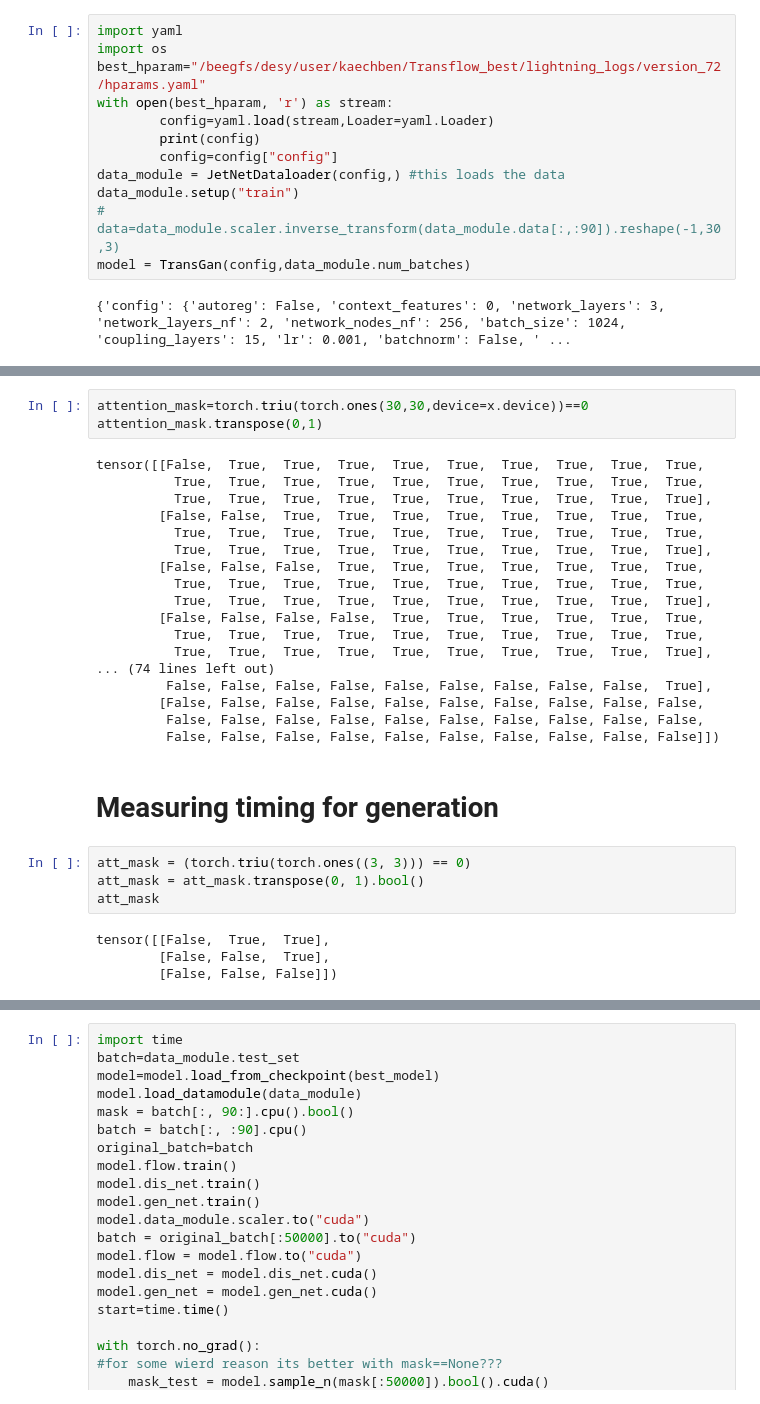
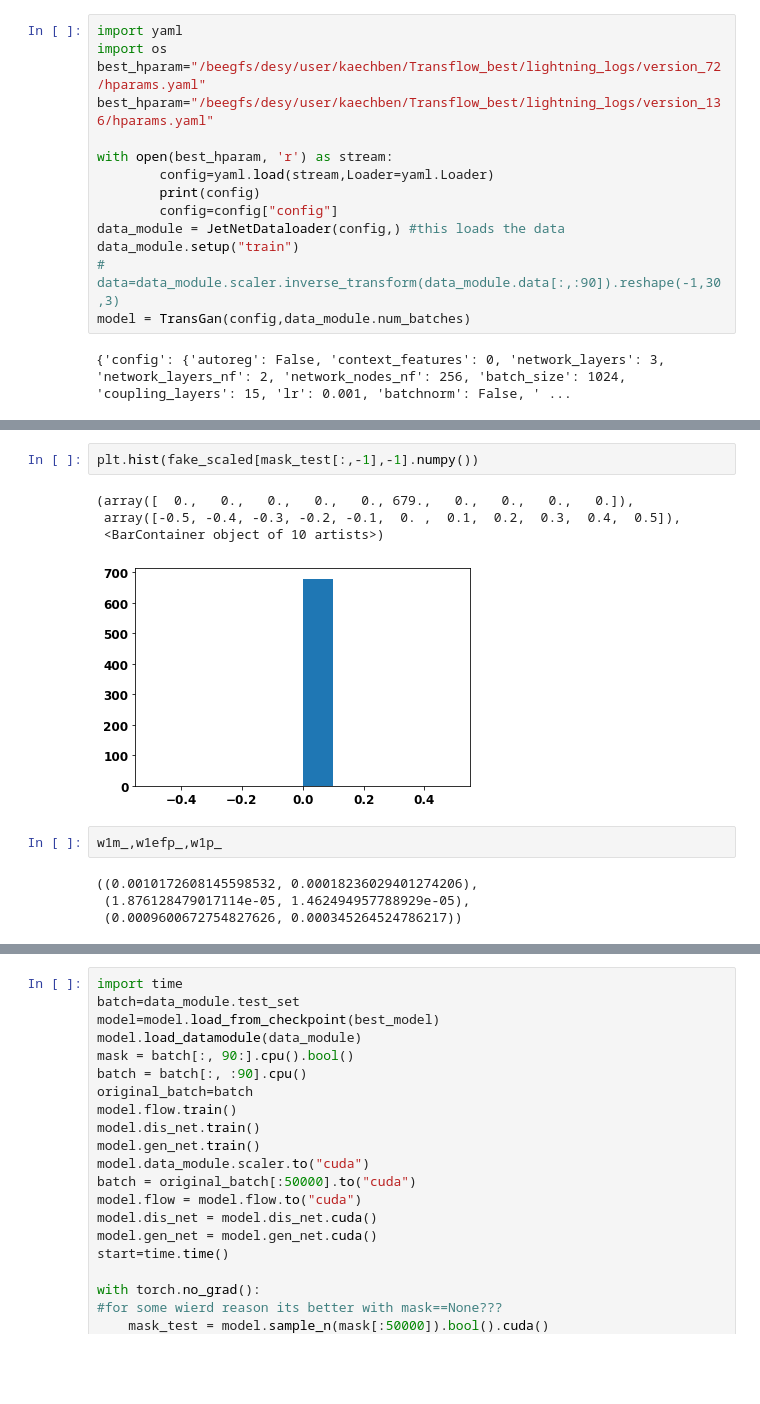
Before and after one commit to kaechb/LitJetNet, a Jupyter notebook: LitNF/plots-trafo-Neurips.ipynb, the cells around one changed output, grey strips where cells are left out. Drawn from its saved outputs; the diff is of its cells as text; blank space fills up the shorter version.

```diff
--- a/LitNF/plots-trafo-Neurips.ipynb
+++ b/LitNF/plots-trafo-Neurips.ipynb
@@ -478,6 +499,8 @@ good boy
 import yaml
 import os
 best_hparam="/beegfs/desy/user/kaechben/Transflow_best/lightning_logs/version_72/hparams.yaml"
+best_hparam="/beegfs/desy/user/kaechben/Transflow_best/lightning_logs/version_136/hparams.yaml"
+
 with open(best_hparam, 'r') as stream:
         config=yaml.load(stream,Loader=yaml.Loader)
         print(config)
@@ -574,31 +566,13 @@ with torch.no_grad():
-# %%
-attention_mask=torch.triu(torch.ones(30,30,device=x.device))==0
-attention_mask.transpose(0,1)
-# %% [output]
-tensor([[False,  True,  True,  True,  True,  True,  True,  True,  True,  True,
-          True,  True,  True,  True,  True,  True,  True,  True,  True,  True,
-          True,  True,  True,  True,  True,  True,  True,  True,  True,  True],
-        [False, False,  True,  True,  True,  True,  True,  True,  True,  True,
-          True,  True,  True,  True,  True,  True,  True,  True,  True,  True,
-          True,  True,  True,  True,  True,  True,  True,  True,  True,  True],
-        [False, False, False,  True,  True,  True,  True,  True,  True,  True,
-          True,  True,  True,  True,  True,  True,  True,  True,  True,  True,
-          True,  True,  True,  True,  True,  True,  True,  True,  True,  True],
-        [False, False, False, False,  True,  True,  True,  True,  True,  True,
-          True,  True,  True,  True,  True,  True,  True,  True,  True,  True,
-          True,  True,  True,  True,  True,  True,  True,  True,  True,  True],
-... (74 lines left out)
-         False, False, False, False, False, False, False, False, False,  True],
-        [False, False, False, False, False, False, False, False, False, False,
-         False, False, False, False, False, False, False, False, False, False,
-         False, False, False, False, False, False, False, False, False, False]])
-# %% [markdown]
-# Measuring timing for generation
-# %%
-att_mask = (torch.triu(torch.ones((3, 3))) == 0)
-att_mask = att_mask.transpose(0, 1).bool()
-att_mask
-# %% [output]
-tensor([[False,  True,  True],
-        [False, False,  True],
-        [False, False, False]])
+# %%
+plt.hist(fake_scaled[mask_test[:,-1],-1].numpy())
+# %% [output]
+(array([  0.,   0.,   0.,   0.,   0., 679.,   0.,   0.,   0.,   0.]),
+ array([-0.5, -0.4, -0.3, -0.2, -0.1,  0. ,  0.1,  0.2,  0.3,  0.4,  0.5]),
+ <BarContainer object of 10 artists>)
+[figure, added]
+# %%
+w1m_,w1efp_,w1p_
+# %% [output]
+((0.0010172608145598532, 0.00018236029401274206),
+ (1.876128479017114e-05, 1.462494957788929e-05),
+ (0.0009600672754827626, 0.000345264524786217))
```
Also changed, not shown: parts of 8 cells of this notebook, 4 other files.
